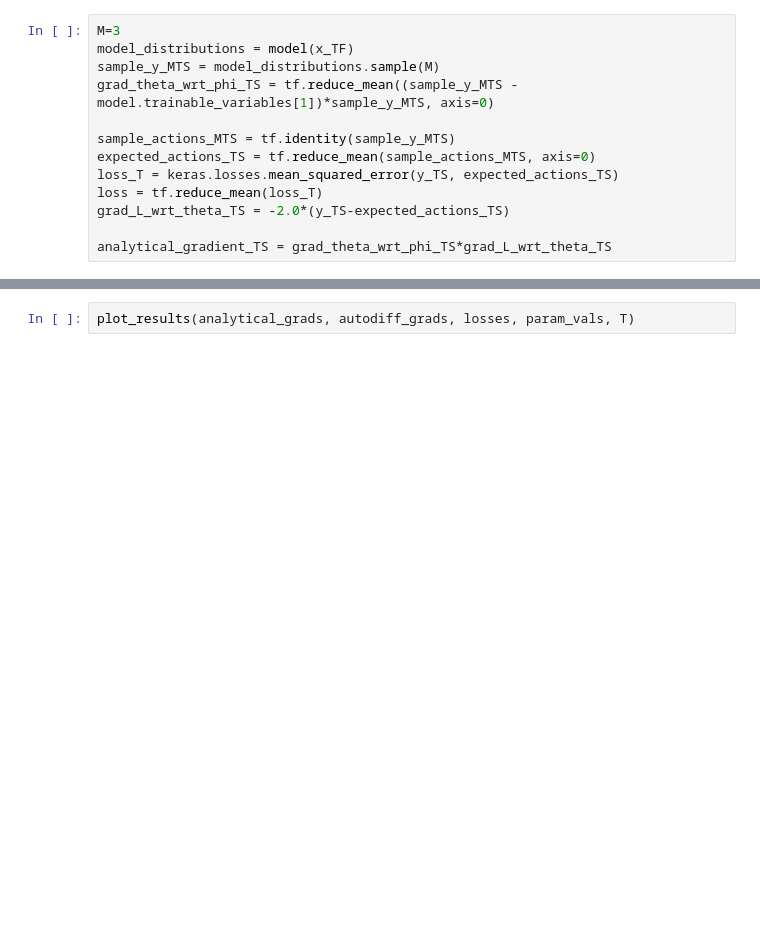
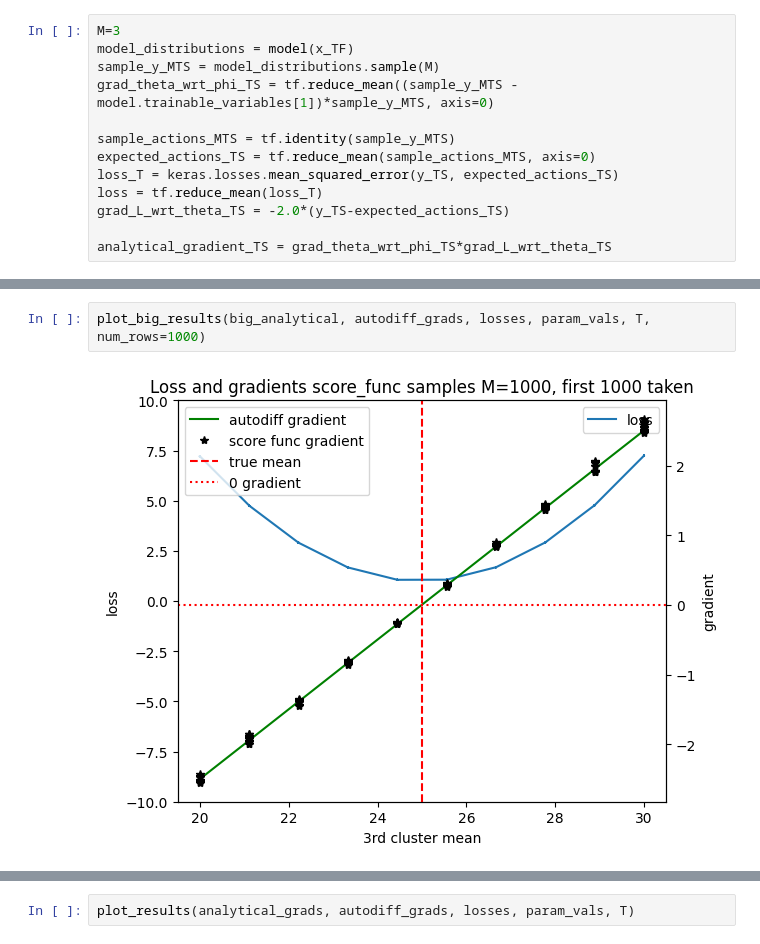
Before and after one commit to kheuton/prob_diff_topk, a Jupyter notebook: LookAtSamples.ipynb, the cells around one changed output, grey strips where cells are left out. Cells and saved outputs as stored; diff of their text form; blank space fills up the shorter version.

```diff
--- a/LookAtSamples.ipynb
+++ b/LookAtSamples.ipynb
@@ -307,0 +347,4 @@ def plot_results(analytical_grads, autodiff_grads, losses, param_vals, T):
+# %%
+plot_big_results(big_analytical, autodiff_grads, losses, param_vals, T, num_rows=1000)
+# %% [output]
+[figure, added]
```
Also changed, not shown: parts of 10 cells of this notebook, 1 other file.
